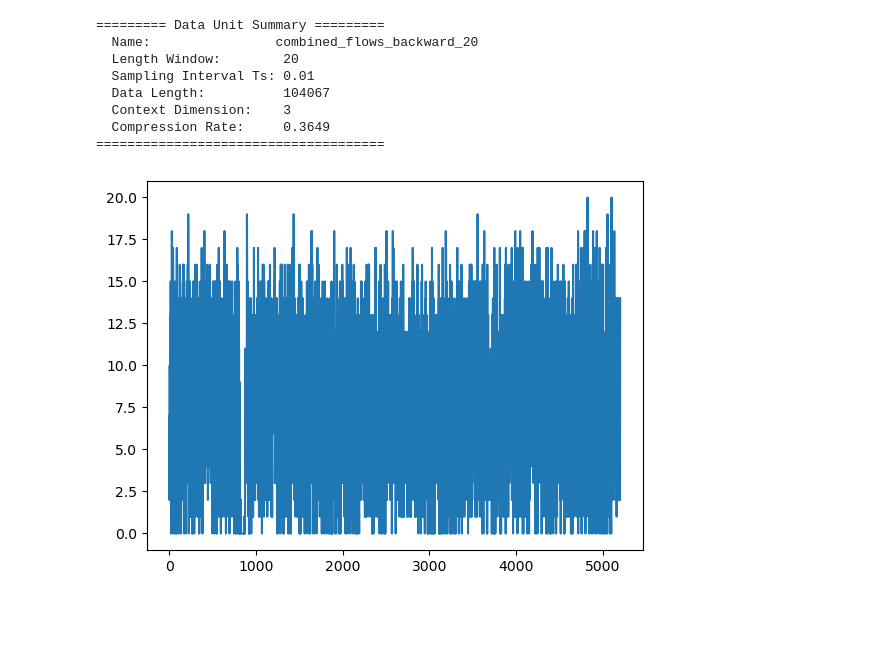
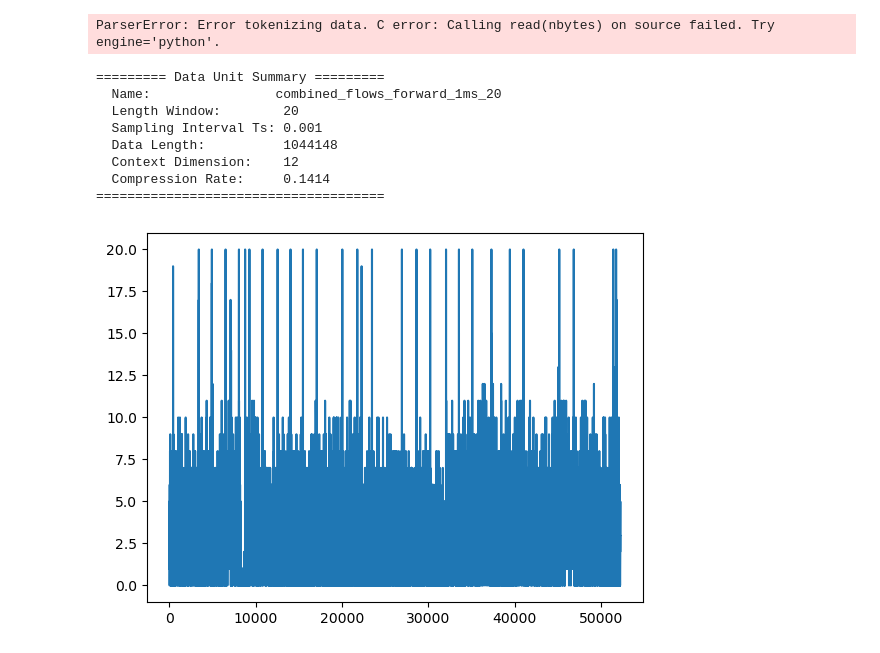
Before and after one commit to evanyeh5118/context_aware_traffic_predictor, a Jupyter notebook: experiments/notebooks/training/verify_tarffic_pattern.ipynb, the cells around one changed output. Drawn from its saved outputs; the diff is of its cells as text; code cells hidden in the pictures; blank space fills up the shorter version.

Commit message:
Add generated dataset; fix re-sampling of traffic

```diff
--- a/experiments/notebooks/training/verify_tarffic_pattern.ipynb
+++ b/experiments/notebooks/training/verify_tarffic_pattern.ipynb
@@ -15,8 +15,8 @@ from src.dataset_manager import DatasetConvertor
 rawDatasetFolder = "../../../data/raw"
 dpdrDatasetFolder = "../../../data/processed/dpdr"
 configPaths = [
-    "../../config/combined_flows_forward_20.json",
-    "../../config/combined_flows_backward_20.json"
+    "../../config/combined_flows_forward_1ms_20.json",
+    #"../../config/combined_flows_backward_20.json"
 ]
 
 datasetConverter = DatasetConvertor(rawDatasetFolder)
@@ -27,22 +27,24 @@ for configPath in configPaths:
     name = config.get("NAME")
     dataUnit = datasetConverter.getDataUnit(name)
     dataUnit.saveDataUnit(f"{dpdrDatasetFolder}/{name}.csv")
+# %% [output]
+ParserError: Error tokenizing data. C error: Calling read(nbytes) on source failed. Try engine='python'.
 # %%
-dataUnit = datasetConverter.getDataUnit("combined_flows_backward_20")
+dataUnit = datasetConverter.getDataUnit("combined_flows_forward_1ms_20")
 dataUnit.display()
 trffic = dataUnit.generateTrafficPattern()
 plt.plot(trffic.flatten())
 plt.show()
 # %% [output]
 ========= Data Unit Summary =========
-  Name:                combined_flows_backward_20
+  Name:                combined_flows_forward_1ms_20
   Length Window:        20
-  Sampling Interval Ts: 0.01
-  Data Length:          104067
-  Context Dimension:    3
-  Compression Rate:     0.3649
+  Sampling Interval Ts: 0.001
+  Data Length:          1044148
+  Context Dimension:    12
+  Compression Rate:     0.1414
 =====================================
-[figure, old version]
+[figure, new version]
 # %%
 from src.context_aware.preprocessing import PreprocessingDataset
 from src.context_aware.config.configs import MetaConfig, ModelConfig
```
Also changed, not shown: parts of 2 cells of this notebook, 17 other files.
